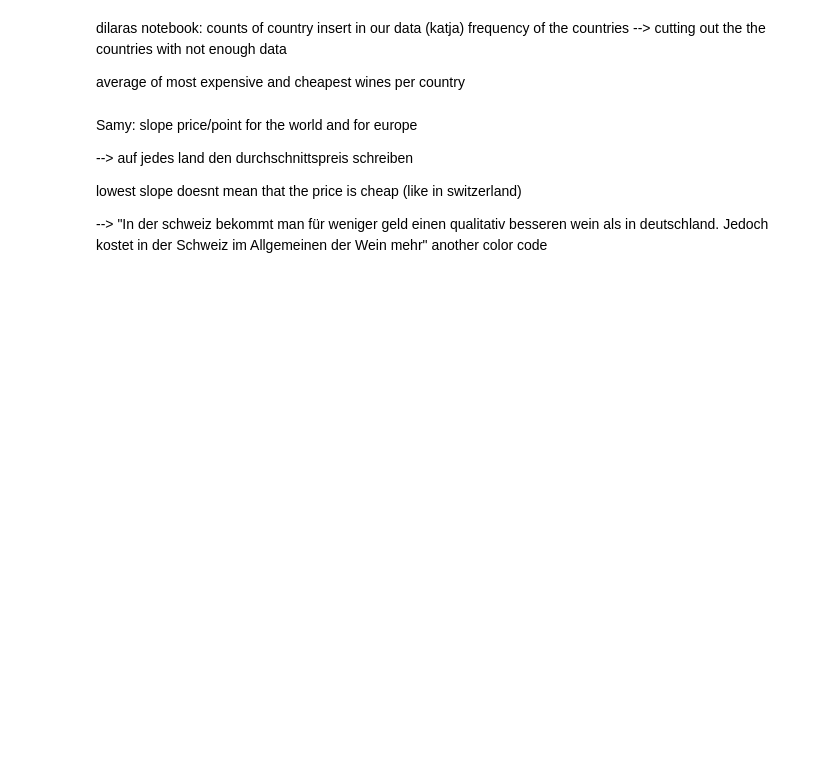
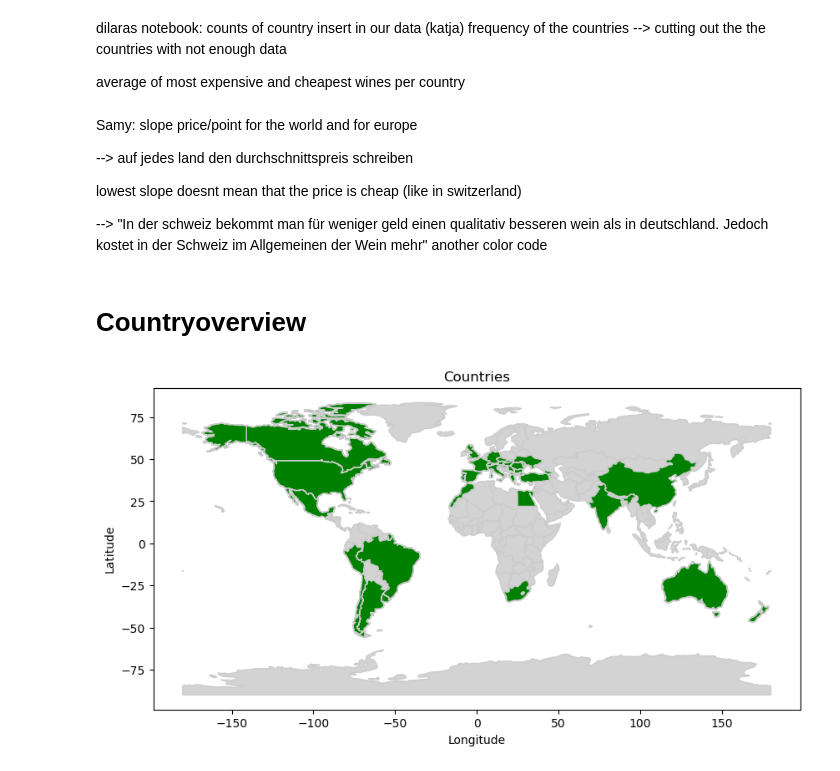
Before and after one commit to dilara444/TechLabsDUS_WineNot, a Jupyter notebook: notebooks/WineNot?.ipynb, the cells around one changed output. Cells and saved outputs as stored; diff of their text form; code cells hidden in the pictures; blank space fills up the shorter version.

```diff
--- a/notebooks/WineNot?.ipynb
+++ b/notebooks/WineNot?.ipynb
@@ -86,3 +86,19 @@ lowest slope doesnt mean that the price is cheap (like in switzerland)
 
 --> "In der schweiz bekommt man für weniger geld einen qualitativ besseren wein als in deutschland. Jedoch kostet in der Schweiz im Allgemeinen der Wein mehr"
 another color code
+# %% [markdown]
+# Countryoverview
+# %%
+world = gpd.read_file(gpd.datasets.get_path('naturalearth_lowres'))
+world_merged = world.merge(df_wine1, how='left', left_on='name', right_on='country')
+
+fig, ax = plt.subplots(1, 1, figsize=(10, 6))
+world_merged.plot(ax=ax, color='lightgrey', edgecolor='0.8')
+world_merged[world_merged['country'].notnull()].plot(ax=ax, color='green', edgecolor='0.8')
+ax.set_title('Countries')
+ax.set_xlabel('Longitude')
+ax.set_ylabel('Latitude')
+
+plt.show()
+# %% [output]
+[figure, added]
```
Also changed, not shown: parts of 5 cells of this notebook, 1 other file.
